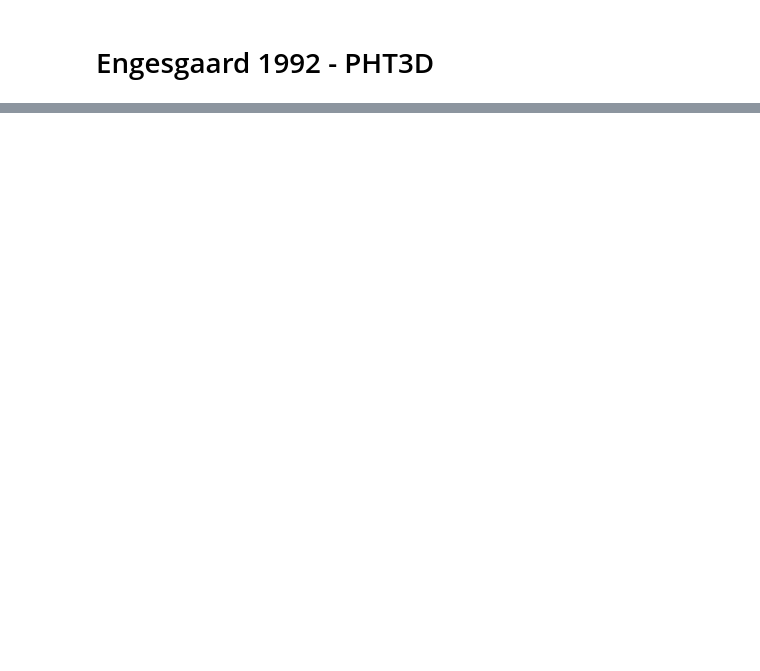
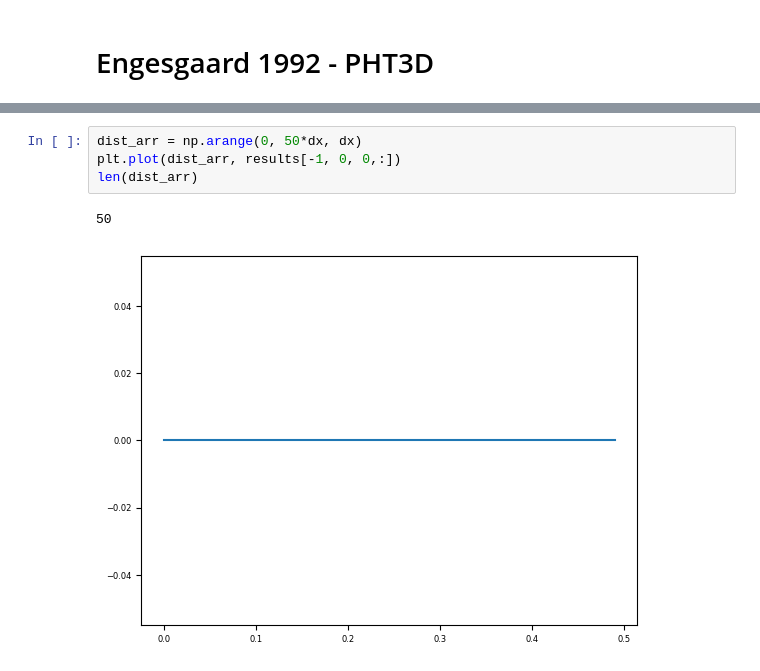
Before and after one commit to p-ortega/mf6rtm, a Jupyter notebook: testing.ipynb, the cells around one changed output, grey strips where cells are left out. Cells and saved outputs as stored; diff of their text form; blank space fills up the shorter version.

```diff
--- a/testing.ipynb
+++ b/testing.ipynb
@@ -362,0 +585,7 @@ simdf.loc[0.24, ['x','mg']].pivot_table(index='x', columns = 'time_d').plot()
+# %%
+dist_arr = np.arange(0, 50*dx, dx)
+plt.plot(dist_arr, results[-1, 0, 0,:])
+len(dist_arr)
+# %% [output]
+50
+[figure, added]
```
Also changed, not shown: parts of 30 cells of this notebook, 6 other files.
